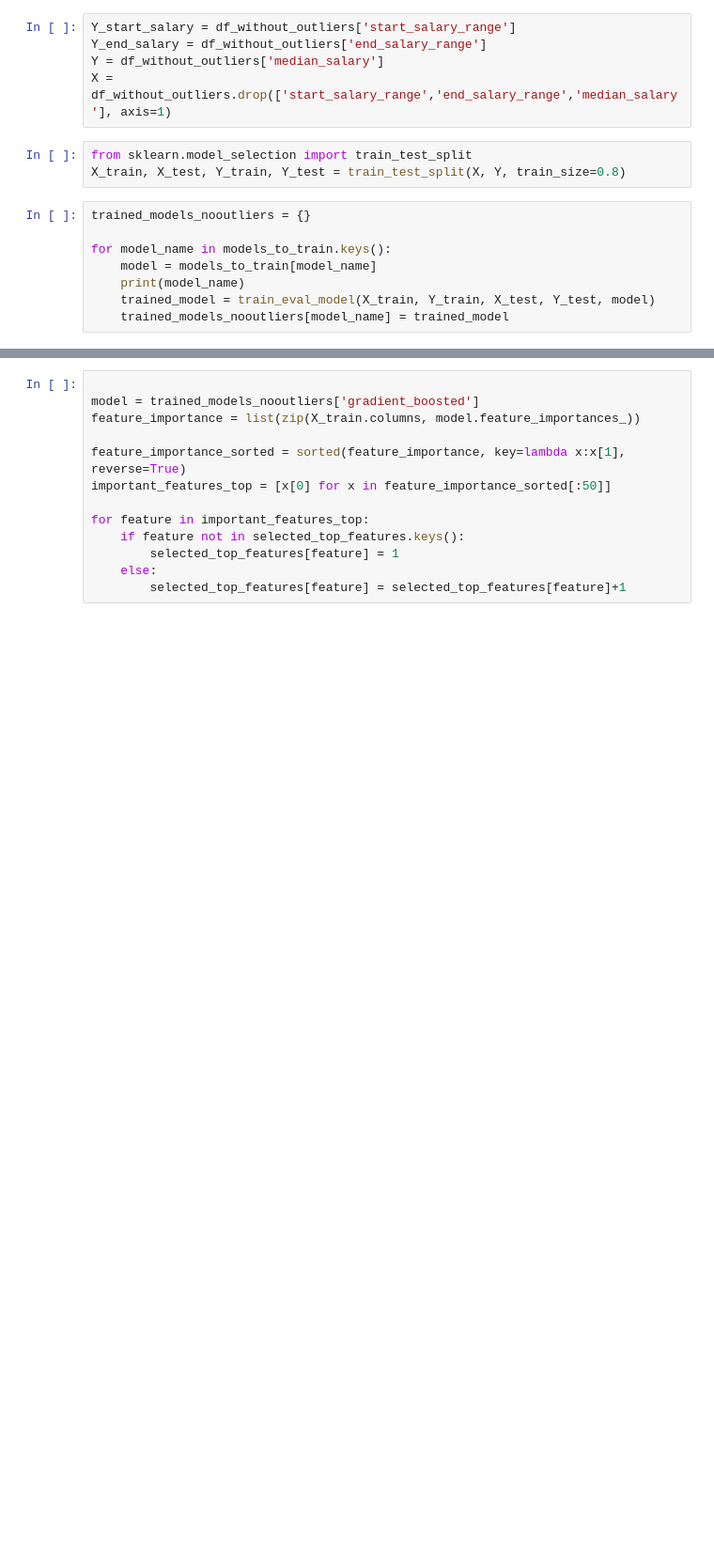
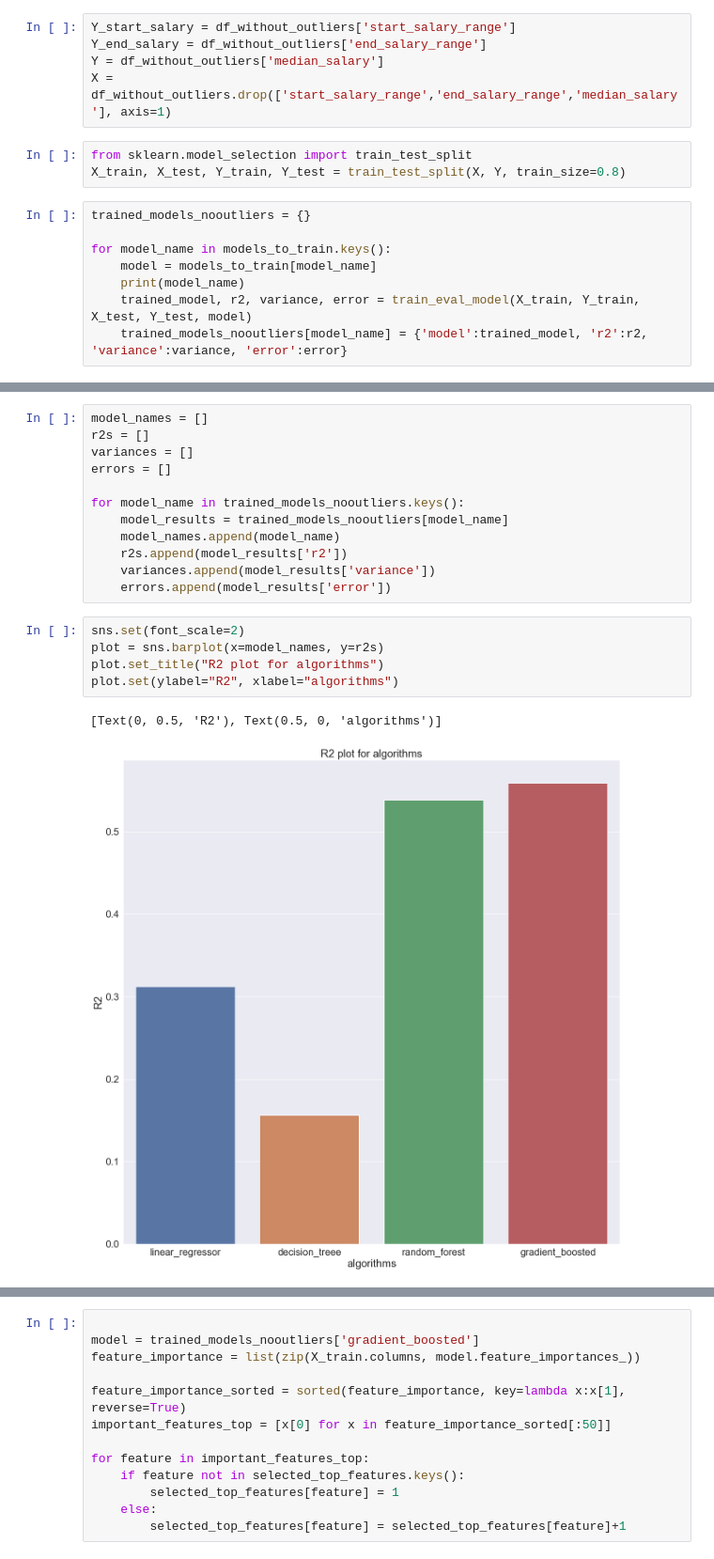
Before and after one commit to roosern-dev/Malaysia_data_jobs_analysis, a Jupyter notebook: data/cleaning.ipynb, the cells around one changed output, grey strips where cells are left out. Shown at 94% size. Cells and saved outputs as stored; diff of their text form; blank space fills up the shorter version.

```diff
--- a/data/cleaning.ipynb
+++ b/data/cleaning.ipynb
@@ -1296,7 +1366,7 @@ trained_models_nooutliers = {}
 for model_name in models_to_train.keys():
     model = models_to_train[model_name]
     print(model_name)
-    trained_model = train_eval_model(X_train, Y_train, X_test, Y_test, model)
-    trained_models_nooutliers[model_name] = trained_model
+    trained_model, r2, variance, error = train_eval_model(X_train, Y_train, X_test, Y_test, model)
+    trained_models_nooutliers[model_name] = {'model':trained_model, 'r2':r2, 'variance':variance, 'error':error}
 # %% [output]
 linear_regressor
@@ -1317,0 +1388,20 @@ absolute error is:  -1426.973633460521
+# %%
+model_names = []
+r2s = []
+variances = []
+errors = []
+
+for model_name in trained_models_nooutliers.keys():
+    model_results = trained_models_nooutliers[model_name]
+    model_names.append(model_name)
+    r2s.append(model_results['r2'])
+    variances.append(model_results['variance'])
+    errors.append(model_results['error'])
+# %%
+sns.set(font_scale=2)
+plot = sns.barplot(x=model_names, y=r2s)
+plot.set_title("R2 plot for algorithms")
+plot.set(ylabel="R2", xlabel="algorithms")
+# %% [output]
+[Text(0, 0.5, 'R2'), Text(0.5, 0, 'algorithms')]
+[figure, added]
```
Also changed, not shown: parts of 23 cells of this notebook, 22 other files.
